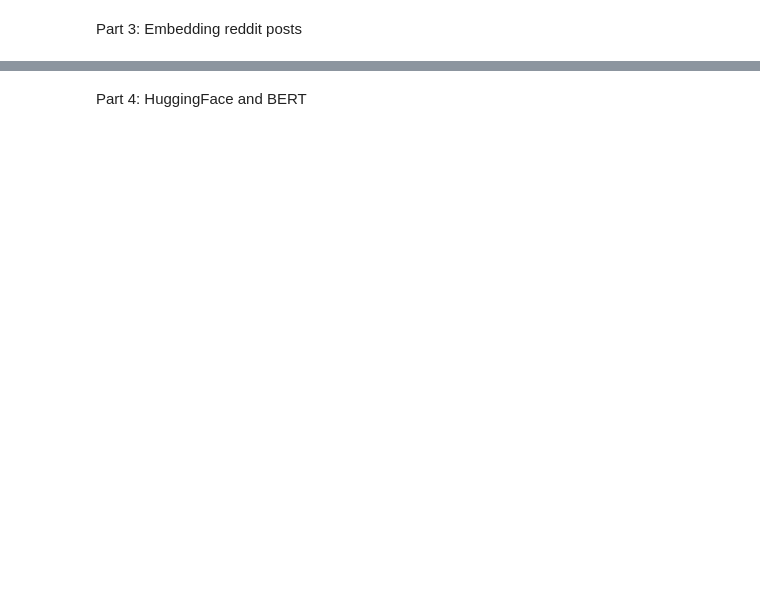
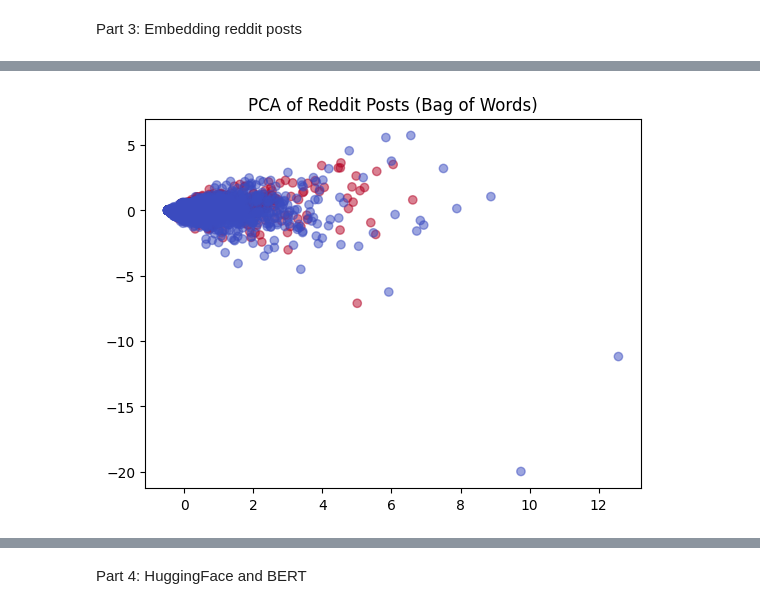
Before and after one commit to zijianc2/project3-embeddings, a Jupyter notebook: project-3.ipynb, the cells around one changed output, grey strips where cells are left out. Cells and saved outputs as stored; diff of their text form; code cells hidden in the pictures; blank space fills up the shorter version.

```diff
--- a/project-3.ipynb
+++ b/project-3.ipynb
@@ -147,11 +227,34 @@ data=pd.concat([uiuc,mich])
 # %%
 #using the code from project 1, clean the text and create a bag of words representation of the text
+from sklearn.feature_extraction.text import CountVectorizer
+
+def clean_text(text):
+    text = text.lower()
+    text = ''.join([c for c in text if c.isalpha() or c.isspace()])
+    return text
+
+data['cleaned_text'] = data['text'].apply(clean_text)
+
+vectorizer = CountVectorizer(stop_words='english')
+X_bow = vectorizer.fit_transform(data['cleaned_text'])
 # %%
 #using the embedding code from last week, plot a pca of all posts in the subreddits data set
 
 #color by the "label" column to see if the two subreddits are separable in the embedding space
 
 # is there a clear separation between the two columns?
+
+from sklearn.decomposition import PCA
+import matplotlib.pyplot as plt
+
+pca = PCA(n_components=2)
+X_pca = pca.fit_transform(X_bow.toarray())
+
+plt.scatter(X_pca[:, 0], X_pca[:, 1], c=data['label'], cmap='coolwarm', alpha=0.5)
+plt.title("PCA of Reddit Posts (Bag of Words)")
+plt.show()
+# %% [output]
+[figure, added]
 # %%
 #here is a function to calculate the average embedding of a cleaned document
 import numpy as np
```
Also changed, not shown: parts of 20 cells of this notebook.
